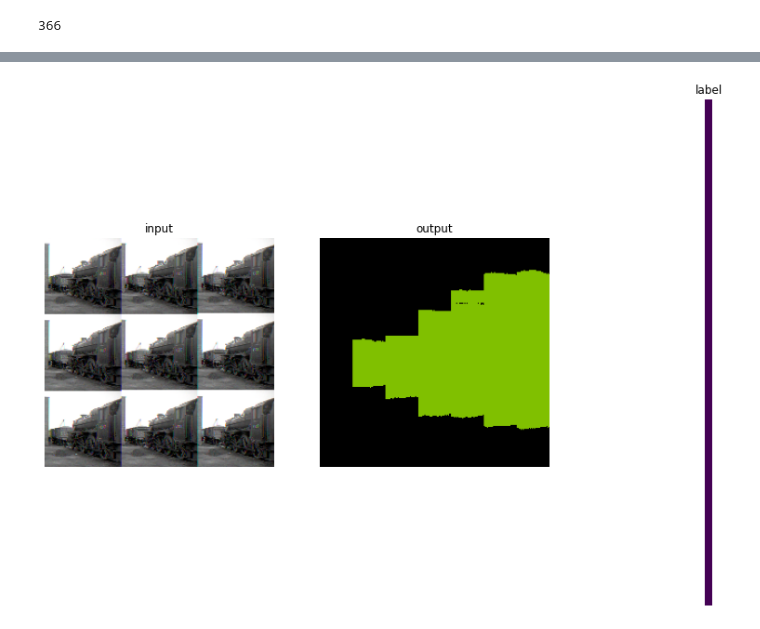
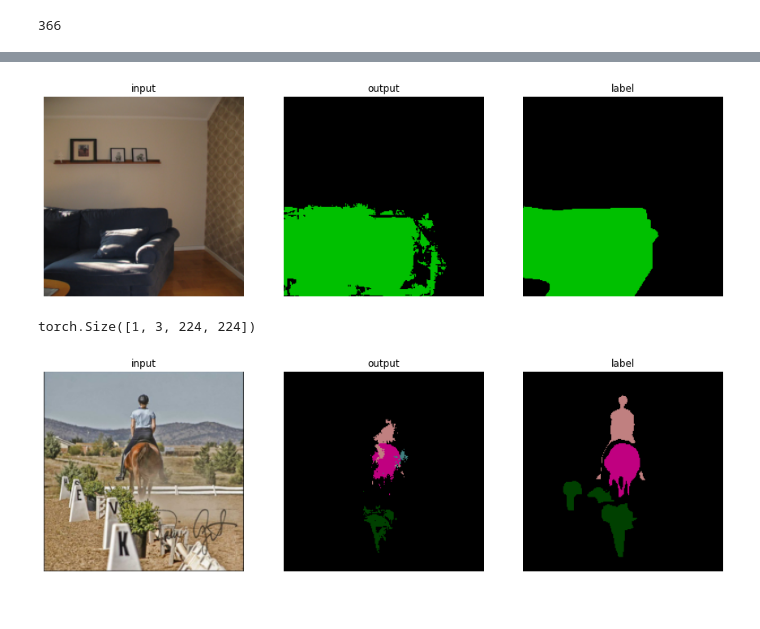
Before and after one commit to KNU-BrainAI-Capstone2022/VnV, a Jupyter notebook: FCN/FCN32.ipynb, the cells around one changed output, grey strips where cells are left out. Saved outputs shown, nothing was run; the diff lists cells and outputs as text; code cells hidden in the pictures.

```diff
--- a/FCN/FCN32.ipynb
+++ b/FCN/FCN32.ipynb
@@ -124,11 +124,11 @@ class FCN32(nn.Module):
         # self.conv4 = self.make_block(256,512,3)
         # self.conv5 = self.make_block(512,512,3)
 
-        self.fc1 = nn.Conv2d(in_channels=512,out_channels=4096,kernel_size=1)
+        self.fc1 = nn.Conv2d(in_channels=512,out_channels=4096,kernel_size=7)
         self.fc2 = nn.Conv2d(4096,4096,kernel_size=1)
         self.fc3 = nn.Conv2d(4096,num_class,kernel_size=1)
 
-        self.upsample32 = nn.ConvTranspose2d(num_class,num_class,kernel_size=32,stride=32)
+        self.upsample32 = nn.ConvTranspose2d(num_class,num_class,kernel_size=224,stride=32)
         #self.upsample32 = nn.Upsample(scale_factor=32,mode='bilinear')
         #self._initialize_weights()
 
@@ -136,10 +136,10 @@ class FCN32(nn.Module):
 
         x = self.vgg16(x)
         x = self.fc1(x)
-        x = nn.ReLU()(x)
+        x = nn.ReLU(True)(x)
         x = nn.Dropout2d(0.5)(x)
         x = self.fc2(x)
-        x = nn.ReLU()(x)
+        x = nn.ReLU(True)(x)
         x = nn.Dropout2d(0.5)(x)
         x = self.fc3(x)
         x = self.upsample32(x)
@@ -427,34 +427,77 @@ with torch.no_grad():
         img, label = data
 
         best.to(device)
         #print(f'input shape:',img.shape)
         img = img.to(device)
         output = best(img)
 
         # tensor의 추적 제거 detach
         pred = torch.argmax(output[0], dim=0).detach().cpu().numpy()
         pred = decode_segmap(pred,21)
 
         img = img.squeeze() * torch.tensor(data_std).view(3, 1, 1).to(device)
         img = img + torch.tensor(data_mean).view(3, 1, 1).to(device)
         img = img[0].detach().cpu().numpy()
-        img = img.reshape(img.shape[1], img.shape[2], img.shape[0])
+        img = img.transpose(1,2,0)
 
-        label = decode_segmap(label[0],21)
+        label = label[0].detach().cpu().numpy()
+        label = decode_segmap(label,21)
 
         plt.figure(figsize=(15,10))
         plt.subplot(1,3,1)
         plt.title('input')
         plt.axis('off')
         plt.imshow(img)
         plt.subplot(1,3,2)
         plt.title('output')
         plt.axis('off')
         plt.imshow(pred)
         plt.subplot(1,3,3)
         plt.title('label')
         plt.axis('off')
-        plt.imshow(label[0])
+        plt.imshow(label)
         break
 # %% [output]
-[figure, old version]
+[figure, new version]
+# %%
+img, label= train_set[10]
+best.eval()
+#img = transform(img)
+#label = val_transform(label)
+best.to(device)
+img=img.to(device)
+label = label.to(device)
+with torch.no_grad():
+
+    img = img.unsqueeze(0)
+    label = label.unsqueeze(0)
+    output = best(img)
+    pred = torch.argmax(output[0], dim=0).detach().cpu().numpy()
+
+    pred = decode_segmap(pred,21)
+    print(img.shape)
+    img = img.squeeze() * torch.tensor(data_std).view(3, 1, 1).to(device)
+    img = img + torch.tensor(data_mean).view(3, 1, 1).to(device)
+    img = img.detach().cpu().numpy()
+    img = img.transpose(1,2,0)
+
+    label = label[0].detach().cpu().numpy()
+    label = decode_segmap(label,21)
+
+    plt.figure(figsize=(15,10))
+    plt.subplot(1,3,1)
+    plt.title('input')
+    plt.axis('off')
+    plt.imshow(img)
+    plt.subplot(1,3,2)
+    plt.title('output')
+    plt.axis('off')
+    plt.imshow(pred)
+    plt.subplot(1,3,3)
+    plt.title('label')
+    plt.axis('off')
+    plt.imshow(label)
+    #break
+# %% [output]
+torch.Size([1, 3, 224, 224])
+[figure, added]
```
Also changed, not shown: parts of 3 cells of this notebook, 3 other files.
